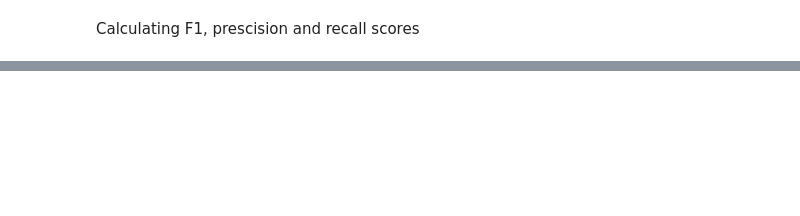
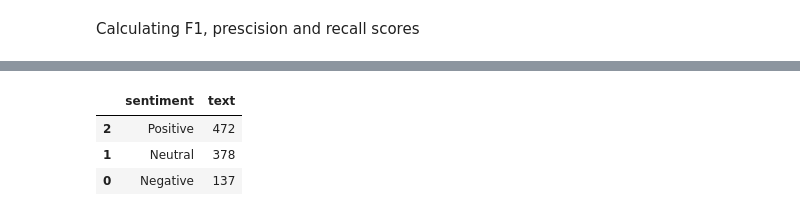
Before and after one commit to TrX9/Sentiment-Analysis, a Jupyter notebook: Sentiment_Analysis_Influencer_Using_NaiveBayes.ipynb, the cells around one changed output, grey strips where cells are left out. Cells and saved outputs as stored; diff of their text form; code cells hidden in the pictures; blank space fills up the shorter version.

```diff
--- a/Sentiment_Analysis_Influencer_Using_NaiveBayes.ipynb
+++ b/Sentiment_Analysis_Influencer_Using_NaiveBayes.ipynb
@@ -279,0 +298,8 @@ Recall score =56.91%
+# %%
+temp = tweets.groupby('sentiment').count()['text'].reset_index().sort_values(by='text',ascending=False)
+temp.style.background_gradient(cmap='Purples')
+# %% [output]
+|  | sentiment | text |
+| 2 | Positive | 472 |
+| 1 | Neutral | 378 |
+| 0 | Negative | 137 |
```
Also changed, not shown: parts of 15 cells of this notebook.
